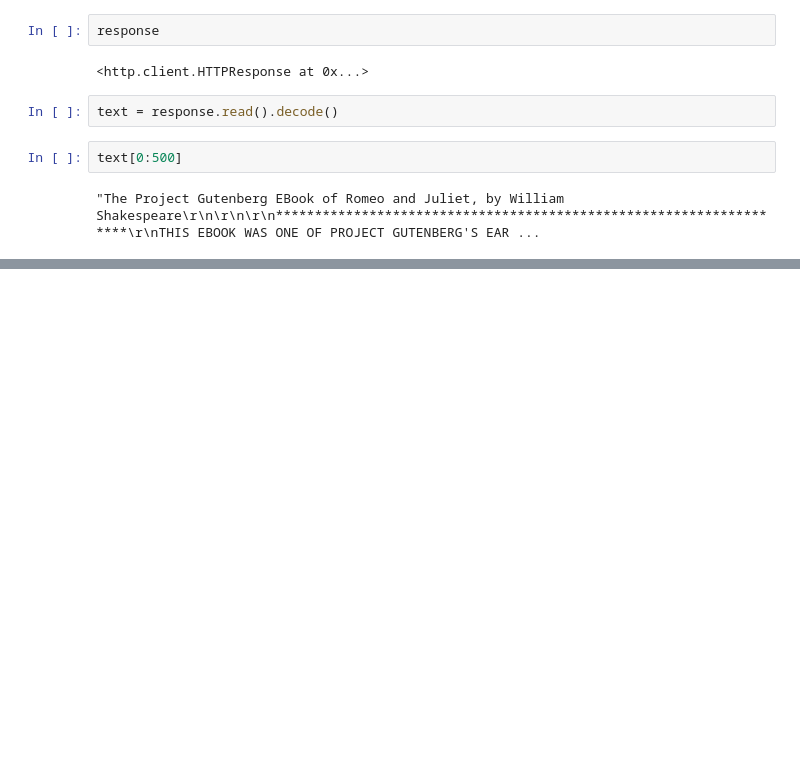
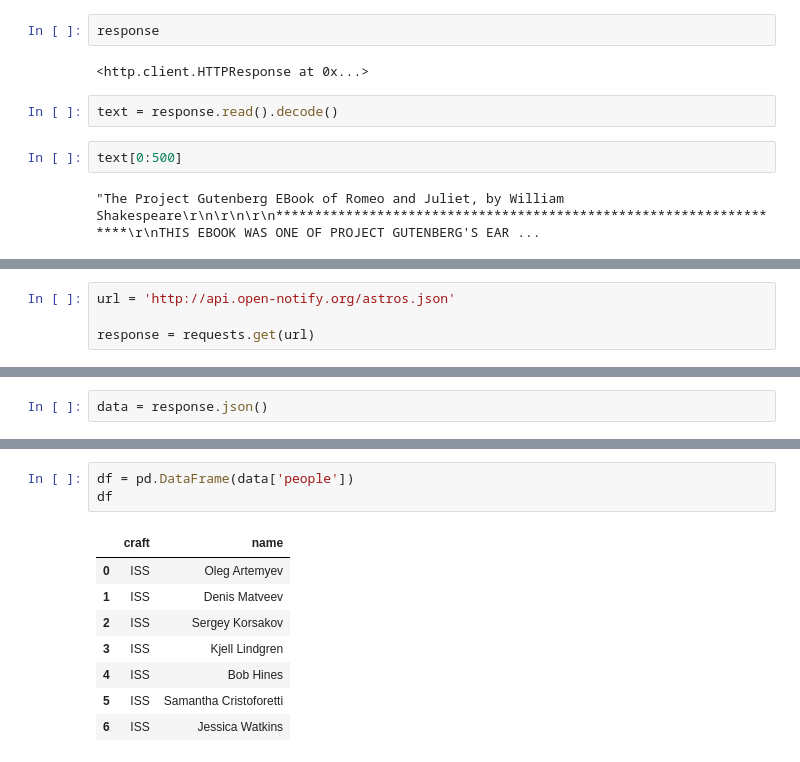
Before and after one commit to Data-G17A/notebooks-modulo-2, a Jupyter notebook: sesion-2/sesion-2.ipynb, the cells around one changed output, grey strips where cells are left out. Drawn from its saved outputs; the diff is of its cells as text; blank space fills up the shorter version.

```diff
--- a/sesion-2/sesion-2.ipynb
+++ b/sesion-2/sesion-2.ipynb
@@ -123,0 +138,4 @@ text[0:500]
+# %%
+url = 'http://api.open-notify.org/astros.json'
+
+response = requests.get(url)
@@ -123,0 +146,2 @@ text[0:500]
+# %%
+data = response.json()
@@ -123,0 +160,12 @@ text[0:500]
+# %%
+df = pd.DataFrame(data['people'])
+df
+# %% [output]
+|  | craft | name |
+| 0 | ISS | Oleg Artemyev |
+| 1 | ISS | Denis Matveev |
+| 2 | ISS | Sergey Korsakov |
+| 3 | ISS | Kjell Lindgren |
+| 4 | ISS | Bob Hines |
+| 5 | ISS | Samantha Cristoforetti |
+| 6 | ISS | Jessica Watkins |
```
Also changed, not shown: parts of 24 cells of this notebook.
